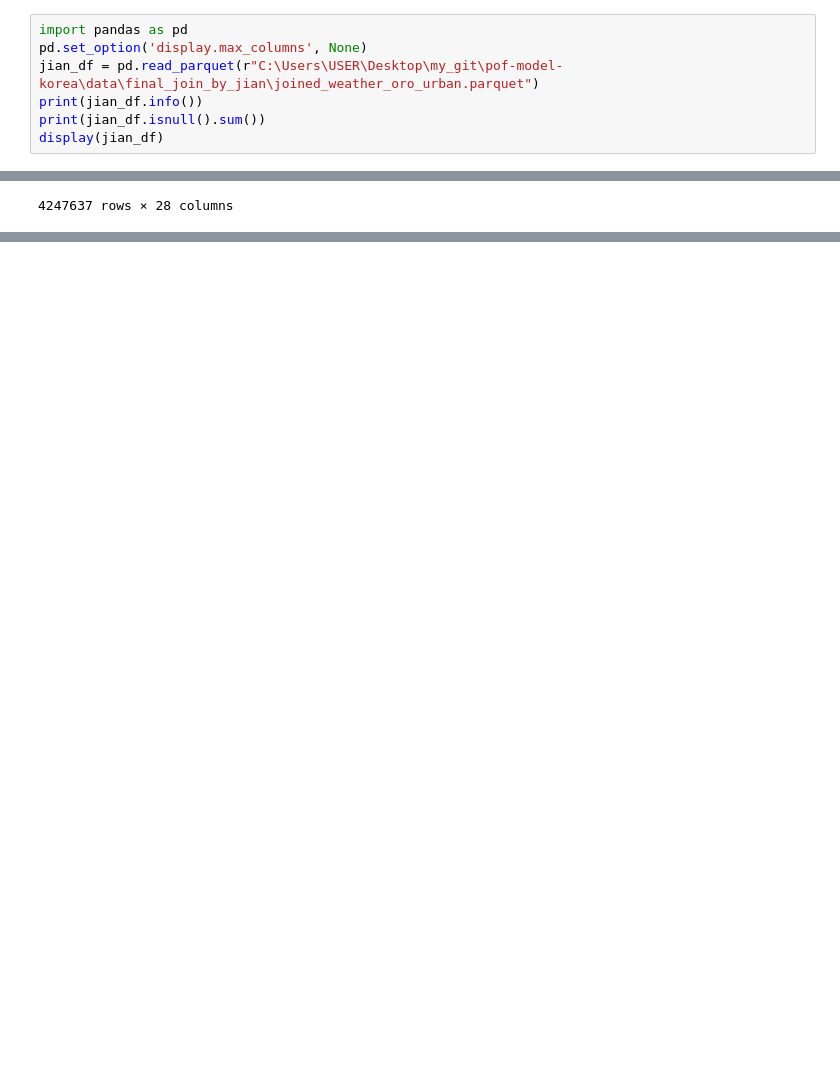
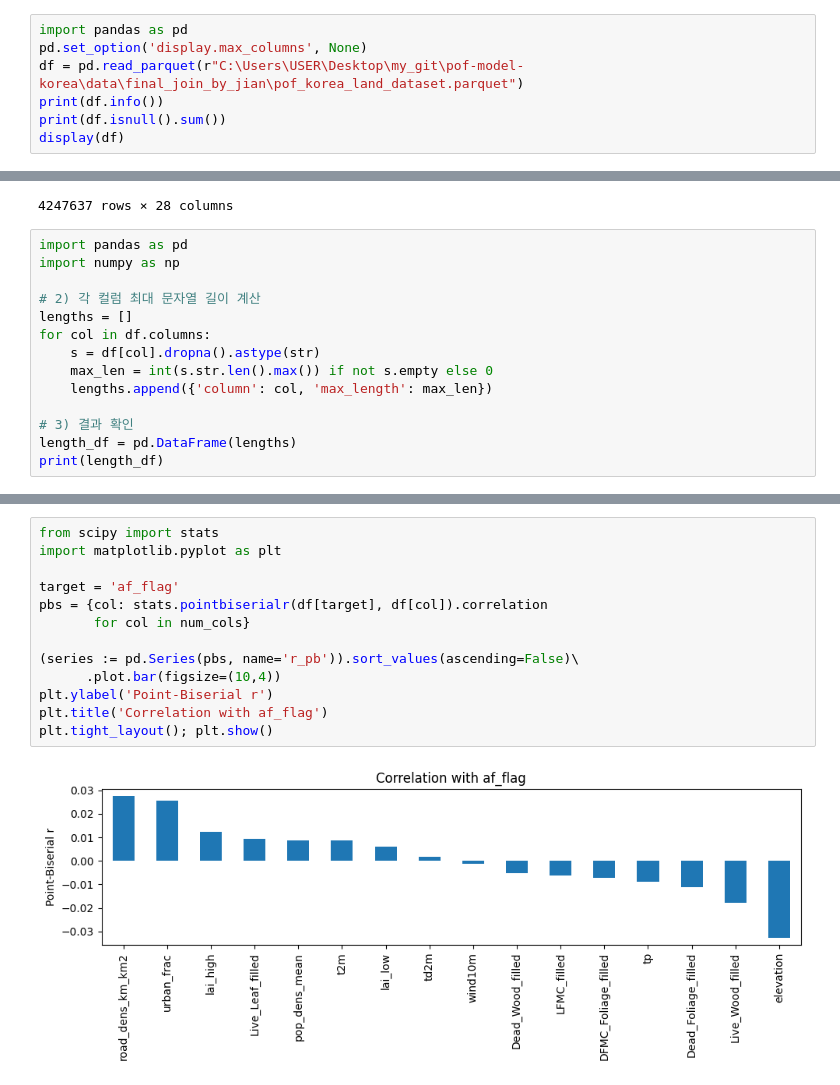
Before and after one commit to ToleranceKim/pof-model-korea, a Jupyter notebook: data/rest_data_consistency_check.ipynb, the cells around one changed output, grey strips where cells are left out. Drawn from its saved outputs; the diff is of its cells as text; blank space fills up the shorter version.

Commit message:
Add Final Join ipynv

```diff
--- a/data/rest_data_consistency_check.ipynb
+++ b/data/rest_data_consistency_check.ipynb
@@ -4443,10 +4443,10 @@ Name: proportion, dtype: float64
 # %%
 import pandas as pd
 pd.set_option('display.max_columns', None)
-jian_df = pd.read_parquet(r"C:\Users\USER\Desktop\my_git\pof-model-korea\data\final_join_by_jian\joined_weather_oro_urban.parquet")
-print(jian_df.info())
-print(jian_df.isnull().sum())
-display(jian_df)
+df = pd.read_parquet(r"C:\Users\USER\Desktop\my_git\pof-model-korea\data\final_join_by_jian\pof_korea_land_dataset.parquet")
+print(df.info())
+print(df.isnull().sum())
+display(df)
 # %% [output]
 <class 'pandas.core.frame.DataFrame'>
 RangeIndex: 4247637 entries, 0 to 4247636
@@ -4478,3 +4478,17 @@ dtype: int64
 | 4247635 | 2024-12-31 | 4503072 | 35.0 | 127.3 | 273.668726 | 265.681245 | 1.669352 | -2.774044 | 0.000000e+00 | 3.237600 | ... |
 | 4247636 | 2024-12-31 | 4503070 | 35.0 | 127.1 | 273.583911 | 266.376769 | 1.354476 | -2.885233 | 0.000000e+00 | 3.187346 | ... |
 4247637 rows × 28 columns
+# %%
+import pandas as pd
+import numpy as np
+
+# 2) 각 컬럼 최대 문자열 길이 계산
+lengths = []
+for col in df.columns:
+    s = df[col].dropna().astype(str)
+    max_len = int(s.str.len().max()) if not s.empty else 0
+    lengths.append({'column': col, 'max_length': max_len})
+
+# 3) 결과 확인
+length_df = pd.DataFrame(lengths)
+print(length_df)
@@ -4480,0 +4768,15 @@ dtype: int64
+# %%
+from scipy import stats
+import matplotlib.pyplot as plt
+
+target = 'af_flag'
+pbs = {col: stats.pointbiserialr(df[target], df[col]).correlation
+       for col in num_cols}
+
+(series := pd.Series(pbs, name='r_pb')).sort_values(ascending=False)\
+      .plot.bar(figsize=(10,4))
+plt.ylabel('Point-Biserial r')
+plt.title('Correlation with af_flag')
+plt.tight_layout(); plt.show()
+# %% [output]
+[figure, added]
```
Also changed, not shown: parts of 13 cells of this notebook, 3 other files.
